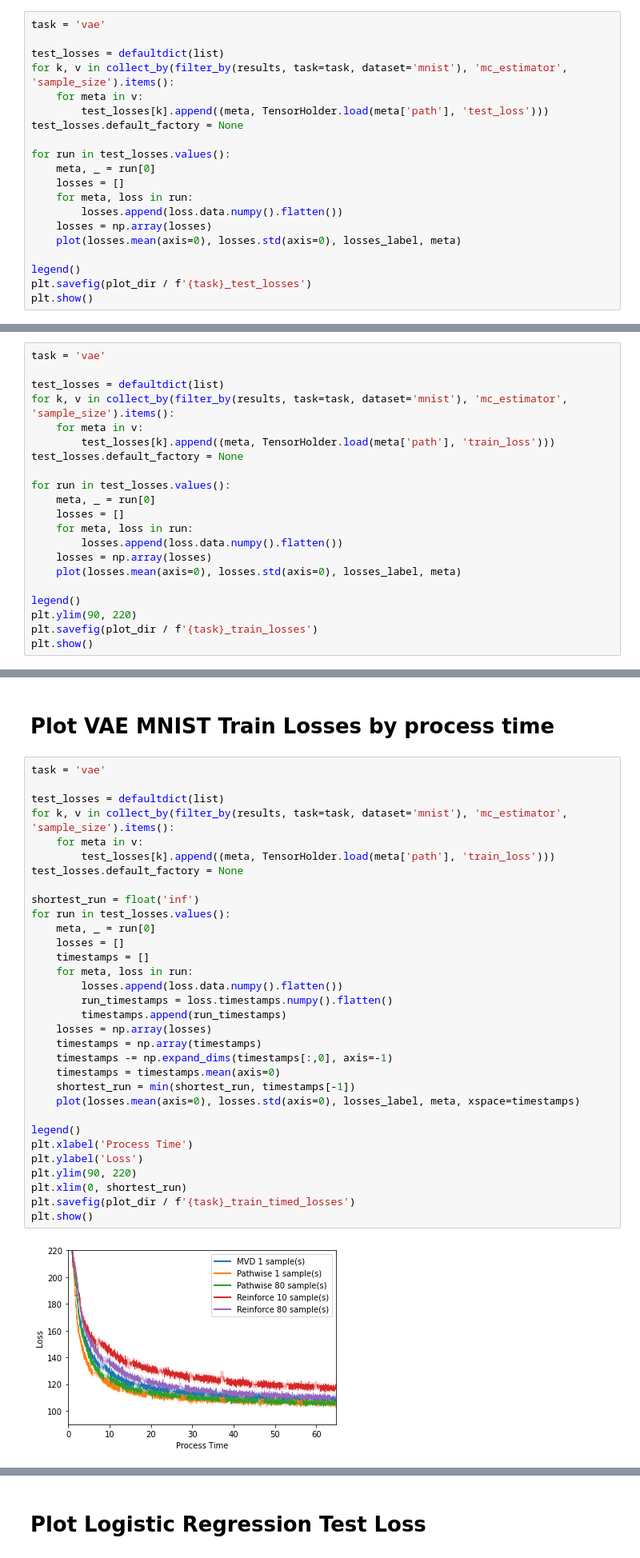
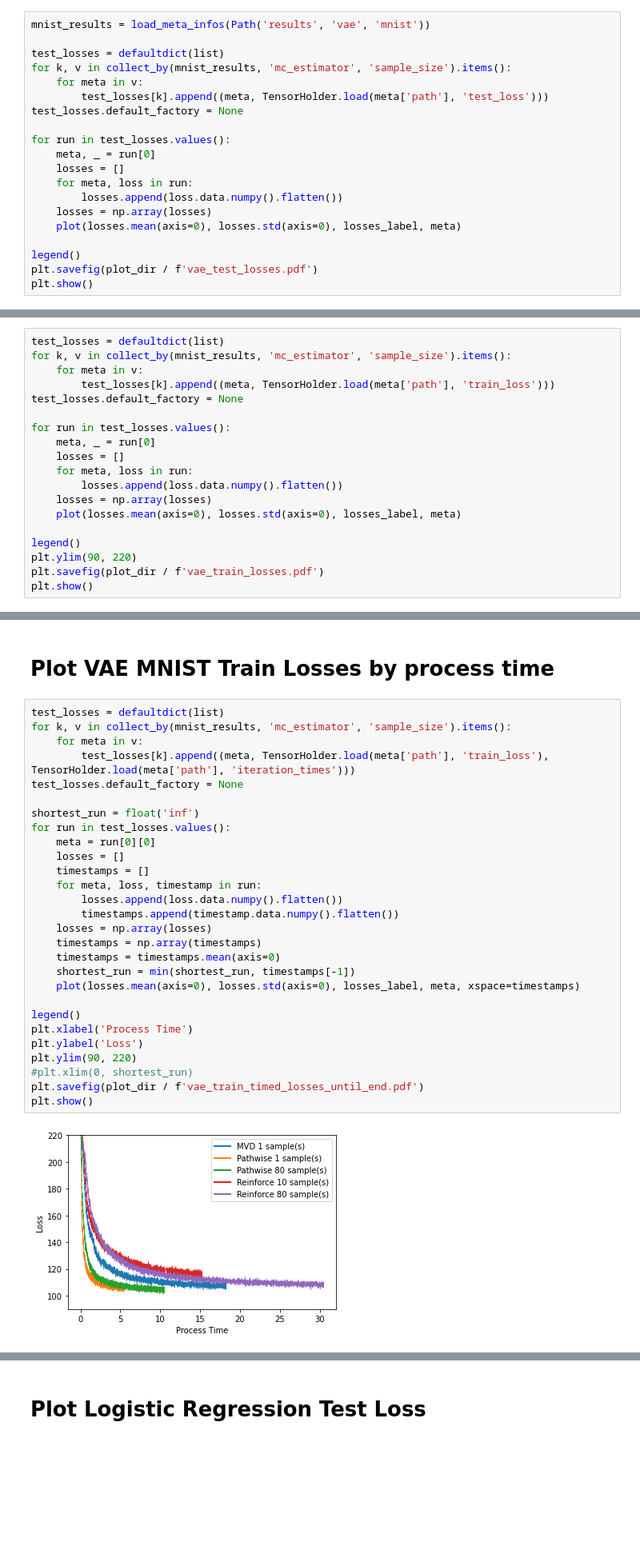
Before and after one commit to M8is/master-thesis-code, a Jupyter notebook: notebooks/plot-losses.ipynb, the cells around one changed output, grey strips where cells are left out. Shown at 80% size. Drawn from its saved outputs; the diff is of its cells as text; blank space fills up the shorter version.

```diff
--- a/notebooks/plot-losses.ipynb
+++ b/notebooks/plot-losses.ipynb
@@ -41,10 +41,10 @@ pprint(results)
 # %% [markdown]
 # Plot VAE MNIST Test Losses
 # %%
-task = 'vae'
+mnist_results = load_meta_infos(Path('results', 'vae', 'mnist'))
 
 test_losses = defaultdict(list)
-for k, v in collect_by(filter_by(results, task=task, dataset='mnist'), 'mc_estimator', 'sample_size').items():
+for k, v in collect_by(mnist_results, 'mc_estimator', 'sample_size').items():
     for meta in v:
         test_losses[k].append((meta, TensorHolder.load(meta['path'], 'test_loss')))
 test_losses.default_factory = None
@@ -58,6 +58,6 @@ for run in test_losses.values():
     plot(losses.mean(axis=0), losses.std(axis=0), losses_label, meta)
 
 legend()
-plt.savefig(plot_dir / f'{task}_test_losses')
+plt.savefig(plot_dir / f'vae_test_losses.pdf')
 plt.show()
 # %% [output]
@@ -65,10 +65,8 @@ plt.show()
 # %% [markdown]
 # Plot VAE MNIST Train Losses
 # %%
-task = 'vae'
-
 test_losses = defaultdict(list)
-for k, v in collect_by(filter_by(results, task=task, dataset='mnist'), 'mc_estimator', 'sample_size').items():
+for k, v in collect_by(mnist_results, 'mc_estimator', 'sample_size').items():
     for meta in v:
         test_losses[k].append((meta, TensorHolder.load(meta['path'], 'train_loss')))
 test_losses.default_factory = None
@@ -83,6 +81,6 @@ for run in test_losses.values():
 
 legend()
 plt.ylim(90, 220)
-plt.savefig(plot_dir / f'{task}_train_losses')
+plt.savefig(plot_dir / f'vae_train_losses.pdf')
 plt.show()
 # %% [output]
@@ -90,36 +88,32 @@ plt.show()
 # %% [markdown]
 # Plot VAE MNIST Train Losses by process time
 # %%
-task = 'vae'
-
 test_losses = defaultdict(list)
-for k, v in collect_by(filter_by(results, task=task, dataset='mnist'), 'mc_estimator', 'sample_size').items():
+for k, v in collect_by(mnist_results, 'mc_estimator', 'sample_size').items():
     for meta in v:
-        test_losses[k].append((meta, TensorHolder.load(meta['path'], 'train_loss')))
+        test_losses[k].append((meta, TensorHolder.load(meta['path'], 'train_loss'), TensorHolder.load(meta['path'], 'iteration_times')))
 test_losses.default_factory = None
 
 shortest_run = float('inf')
 for run in test_losses.values():
-    meta, _ = run[0]
+    meta = run[0][0]
     losses = []
     timestamps = []
-    for meta, loss in run:
+    for meta, loss, timestamp in run:
         losses.append(loss.data.numpy().flatten())
-        run_timestamps = loss.timestamps.numpy().flatten()
-        timestamps.append(run_timestamps)
+        timestamps.append(timestamp.data.numpy().flatten())
     losses = np.array(losses)
     timestamps = np.array(timestamps)
-    timestamps -= np.expand_dims(timestamps[:,0], axis=-1)
     timestamps = timestamps.mean(axis=0)
     shortest_run = min(shortest_run, timestamps[-1])
     plot(losses.mean(axis=0), losses.std(axis=0), losses_label, meta, xspace=timestamps)
 
 legend()
 plt.xlabel('Process Time')
 plt.ylabel('Loss')
 plt.ylim(90, 220)
-plt.xlim(0, shortest_run)
-plt.savefig(plot_dir / f'{task}_train_timed_losses')
+#plt.xlim(0, shortest_run)
+plt.savefig(plot_dir / f'vae_train_timed_losses_until_end.pdf')
 plt.show()
 # %% [output]
-[figure, old version]
+[figure, new version]
```
Also changed, not shown: parts of 9 cells of this notebook, 11 other files.
